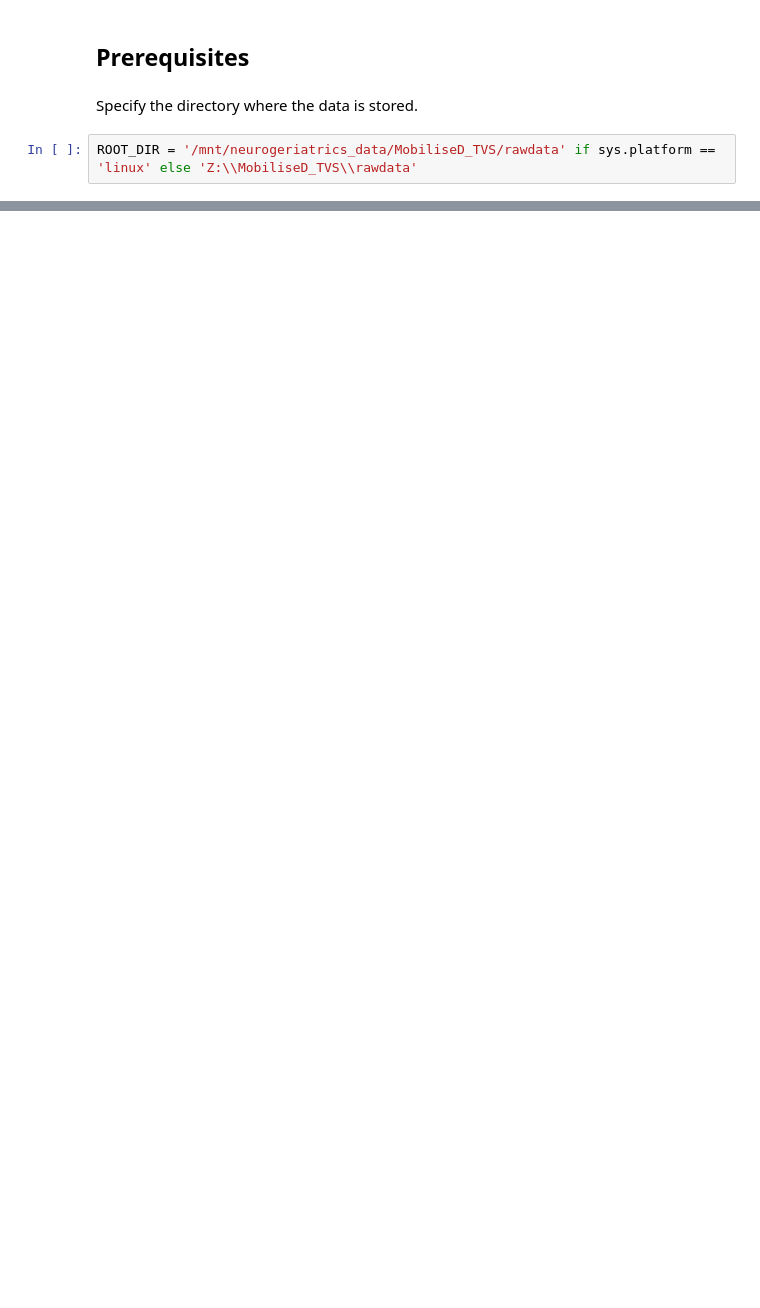
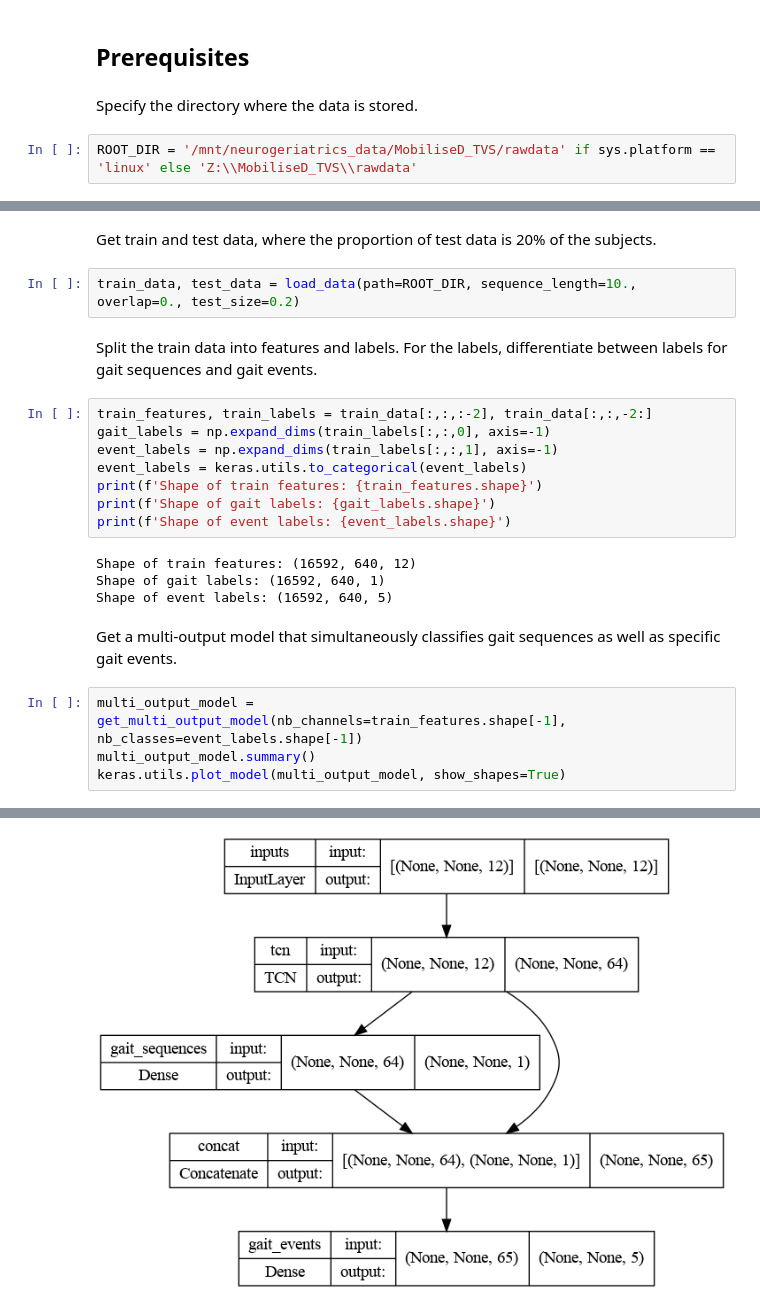
Before and after one commit to rmndrs89/Mobilise-D, a Jupyter notebook: code/tutorial.ipynb, the cells around one changed output, grey strips where cells are left out. Cells and saved outputs as stored; diff of their text form; blank space fills up the shorter version.

Commit message:
Debugging multi-output model

```diff
--- a/code/tutorial.ipynb
+++ b/code/tutorial.ipynb
@@ -163,0 +18,25 @@ plt.show()
+# %% [markdown]
+Get train and test data, where the proportion of test data is 20% of the subjects.
+# %%
+train_data, test_data = load_data(path=ROOT_DIR, sequence_length=10., overlap=0., test_size=0.2)
+# %% [markdown]
+Split the train data into features and labels. For the labels, differentiate between labels for gait sequences and gait events.
+# %%
+train_features, train_labels = train_data[:,:,:-2], train_data[:,:,-2:]
+gait_labels = np.expand_dims(train_labels[:,:,0], axis=-1)
+event_labels = np.expand_dims(train_labels[:,:,1], axis=-1)
+event_labels = keras.utils.to_categorical(event_labels)
+print(f'Shape of train features: {train_features.shape}')
+print(f'Shape of gait labels: {gait_labels.shape}')
+print(f'Shape of event labels: {event_labels.shape}')
+# %% [output]
+Shape of train features: (16592, 640, 12)
+Shape of gait labels: (16592, 640, 1)
+Shape of event labels: (16592, 640, 5)
+# %% [markdown]
+Get a multi-output model that simultaneously classifies gait sequences as well as specific gait events.
+# %%
+multi_output_model = get_multi_output_model(nb_channels=train_features.shape[-1], nb_classes=event_labels.shape[-1])
+multi_output_model.summary()
+keras.utils.plot_model(multi_output_model, show_shapes=True)
+# %% [output]
@@ -163,0 +75 @@ plt.show()
+[figure, added]
```
Also changed, not shown: parts of 16 cells of this notebook, 5 other files.
